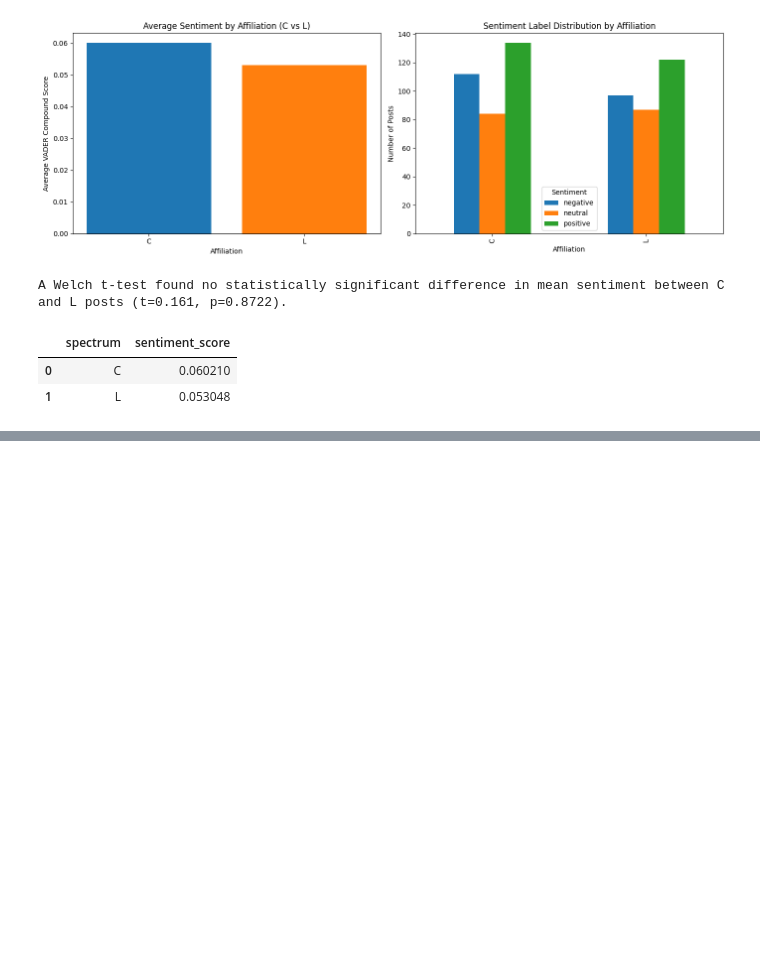
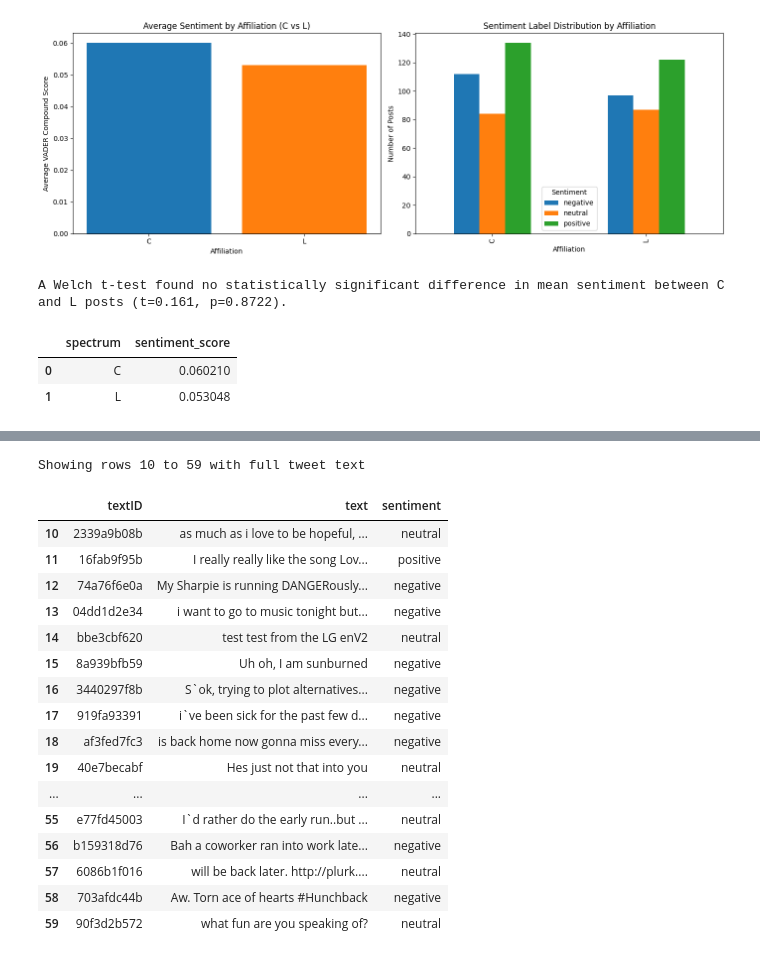
Before and after one commit to Aesonnn/X-Signal, a Jupyter notebook: analysis.ipynb, the cells around one changed output, grey strips where cells are left out. Drawn from its saved outputs; the diff is of its cells as text; code cells hidden in the pictures; blank space fills up the shorter version.

```diff
--- a/analysis.ipynb
+++ b/analysis.ipynb
@@ -748,0 +923,27 @@ A Welch t-test found no statistically significant difference in mean sentiment b
+# %%
+pd.set_option("display.max_colwidth", None)
+pd.set_option("display.width", None)
+
+rows_to_show = 50
+offset = 10
+print(f"Showing rows {offset} to {offset + rows_to_show - 1} with full tweet text")
+tweets_df[["textID", "text", "sentiment"]].iloc[offset:offset + rows_to_show]
+# %% [output]
+Showing rows 10 to 59 with full tweet text
+|  | textID | text | sentiment |
+| 10 | 2339a9b08b | as much as i love to be hopeful, ... | neutral |
+| 11 | 16fab9f95b | I really really like the song Lov... | positive |
+| 12 | 74a76f6e0a | My Sharpie is running DANGERously... | negative |
+| 13 | 04dd1d2e34 | i want to go to music tonight but... | negative |
+| 14 | bbe3cbf620 | test test from the LG enV2 | neutral |
+| 15 | 8a939bfb59 | Uh oh, I am sunburned | negative |
+| 16 | 3440297f8b | S`ok, trying to plot alternatives... | negative |
+| 17 | 919fa93391 | i`ve been sick for the past few d... | negative |
+| 18 | af3fed7fc3 | is back home now gonna miss every... | negative |
+| 19 | 40e7becabf | Hes just not that into you | neutral |
+| ... | ... | ... | ... |
+| 55 | e77fd45003 | I`d rather do the early run..but ... | neutral |
+| 56 | b159318d76 | Bah a coworker ran into work late... | negative |
+| 57 | 6086b1f016 | will be back later. http://plurk.... | neutral |
+| 58 | 703afdc44b | Aw. Torn ace of hearts #Hunchback | negative |
+| 59 | 90f3d2b572 | what fun are you speaking of? | neutral |
```
Also changed, not shown: parts of 11 cells of this notebook, 16 other files.
